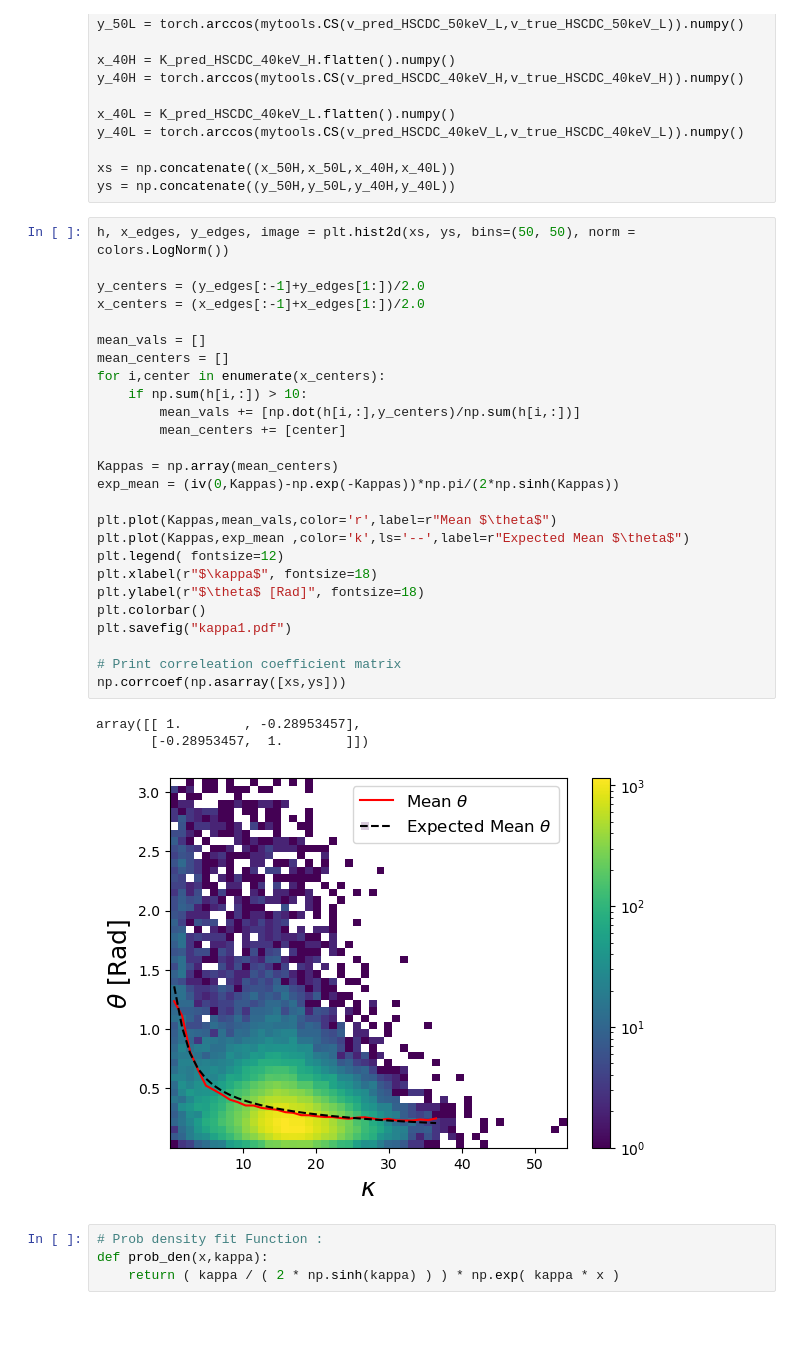
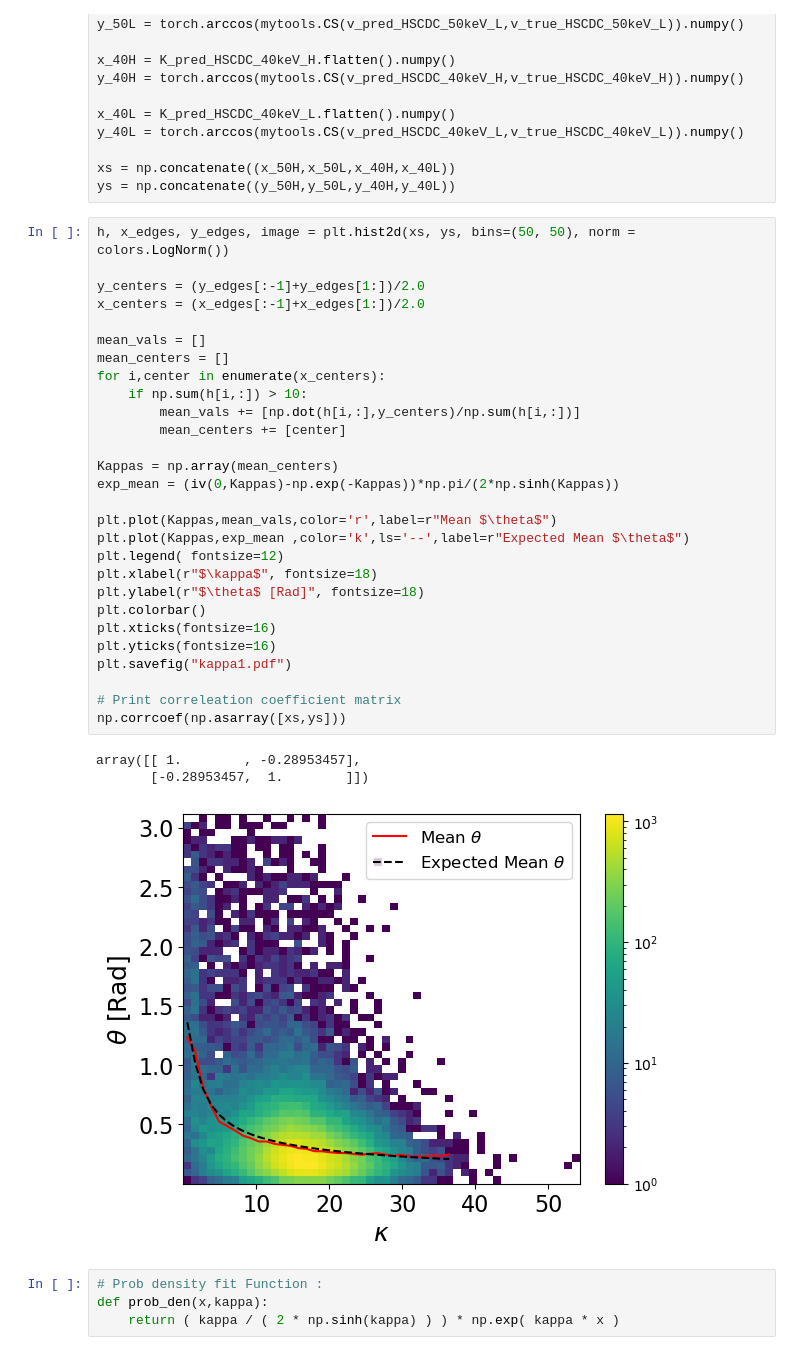
Before and after one commit to mghrear/3D_Heteroscedastic_Convnet, a Jupyter notebook: test_kappa.ipynb, the cells around one changed output. Saved outputs shown, nothing was run; the diff lists cells and outputs as text; blank space fills up the shorter version.

```diff
--- a/test_kappa.ipynb
+++ b/test_kappa.ipynb
@@ -91,33 +91,35 @@ ys = np.concatenate((y_50H,y_50L,y_40H,y_40L))
 # %%
 h, x_edges, y_edges, image = plt.hist2d(xs, ys, bins=(50, 50), norm = colors.LogNorm())
 
 y_centers = (y_edges[:-1]+y_edges[1:])/2.0
 x_centers = (x_edges[:-1]+x_edges[1:])/2.0
 
 mean_vals = []
 mean_centers = []
 for i,center in enumerate(x_centers):
     if np.sum(h[i,:]) > 10:
         mean_vals += [np.dot(h[i,:],y_centers)/np.sum(h[i,:])]
         mean_centers += [center]
 
 Kappas = np.array(mean_centers)
 exp_mean = (iv(0,Kappas)-np.exp(-Kappas))*np.pi/(2*np.sinh(Kappas))
 
 plt.plot(Kappas,mean_vals,color='r',label=r"Mean $\theta$")
 plt.plot(Kappas,exp_mean ,color='k',ls='--',label=r"Expected Mean $\theta$")
 plt.legend( fontsize=12)
 plt.xlabel(r"$\kappa$", fontsize=18)
 plt.ylabel(r"$\theta$ [Rad]", fontsize=18)
 plt.colorbar()
+plt.xticks(fontsize=16)
+plt.yticks(fontsize=16)
 plt.savefig("kappa1.pdf")
 
 # Print correleation coefficient matrix
 np.corrcoef(np.asarray([xs,ys]))
 # %% [output]
 array([[ 1.        , -0.28953457],
        [-0.28953457,  1.        ]])
-[figure, old version]
+[figure, new version]
 # %%
 # Prob density fit Function :
 def prob_den(x,kappa):
```
Also changed, not shown: parts of 1 cell of this notebook.
